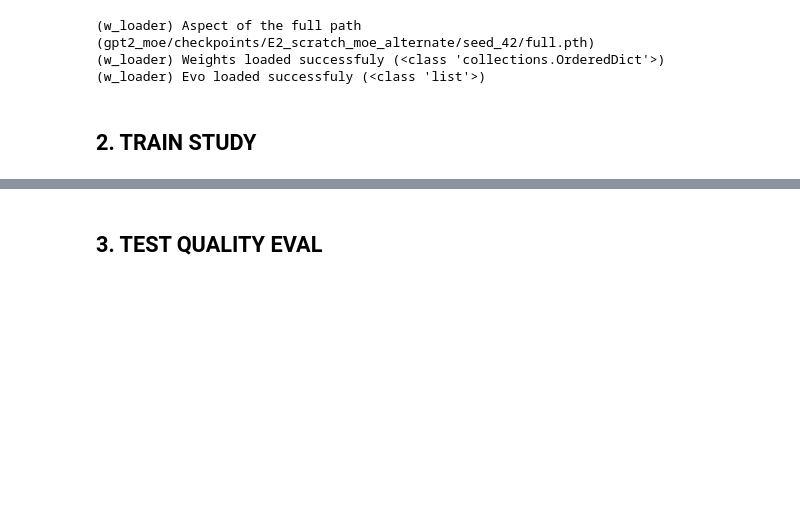
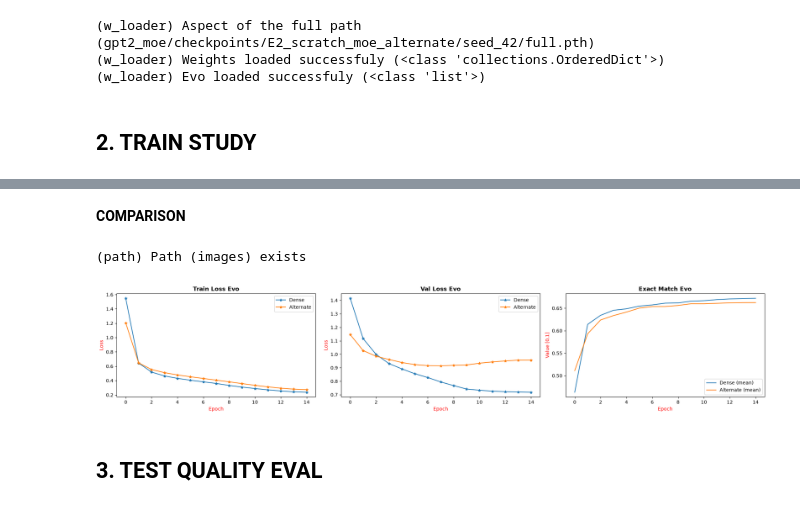
Before and after one commit to cmc186/GPT2_MOE, a Jupyter notebook: src/gpt2_moe/train_test/experiments.ipynb, the cells around one changed output, grey strips where cells are left out. Saved outputs shown, nothing was run; the diff lists cells and outputs as text; code cells hidden in the pictures; blank space fills up the shorter version.

```diff
--- a/src/gpt2_moe/train_test/experiments.ipynb
+++ b/src/gpt2_moe/train_test/experiments.ipynb
@@ -286,2 +442,22 @@ full_alternate, full_alternate_evo = model_loader(param_source_name = param_sour
+# %% [markdown]
+**COMPARISON**
+# %%
+# Define params
+params = ["train_loss", "val_loss", "exact_match"]
+storages = [evo_dense, full_alternate_evo]
+aditional_config = {
+                    "titles":["Train Loss Evo", "Val Loss Evo", "Exact Match Evo"],
+                    "names":["Dense", "Alternate"],
+                    "labels": [["Epoch", "Loss"], ["Epoch", "Loss"], ["Epoch", "Value [0,1]"]],
+                    "plot_params": {"marker":'*'},
+                    "selected_tasks": ['mean']
+
+                }
+
+# Call the function
+versus_plotter(storages =  storages, params = params,  aditional_config = aditional_config, filename = 'test3.png')
+# %% [output]
+(path) Path (images) exists
+[figure, added]
 # %% [markdown]
 ## **3. TEST QUALITY EVAL**
```
Also changed, not shown: parts of 13 cells of this notebook, 12 other files.
